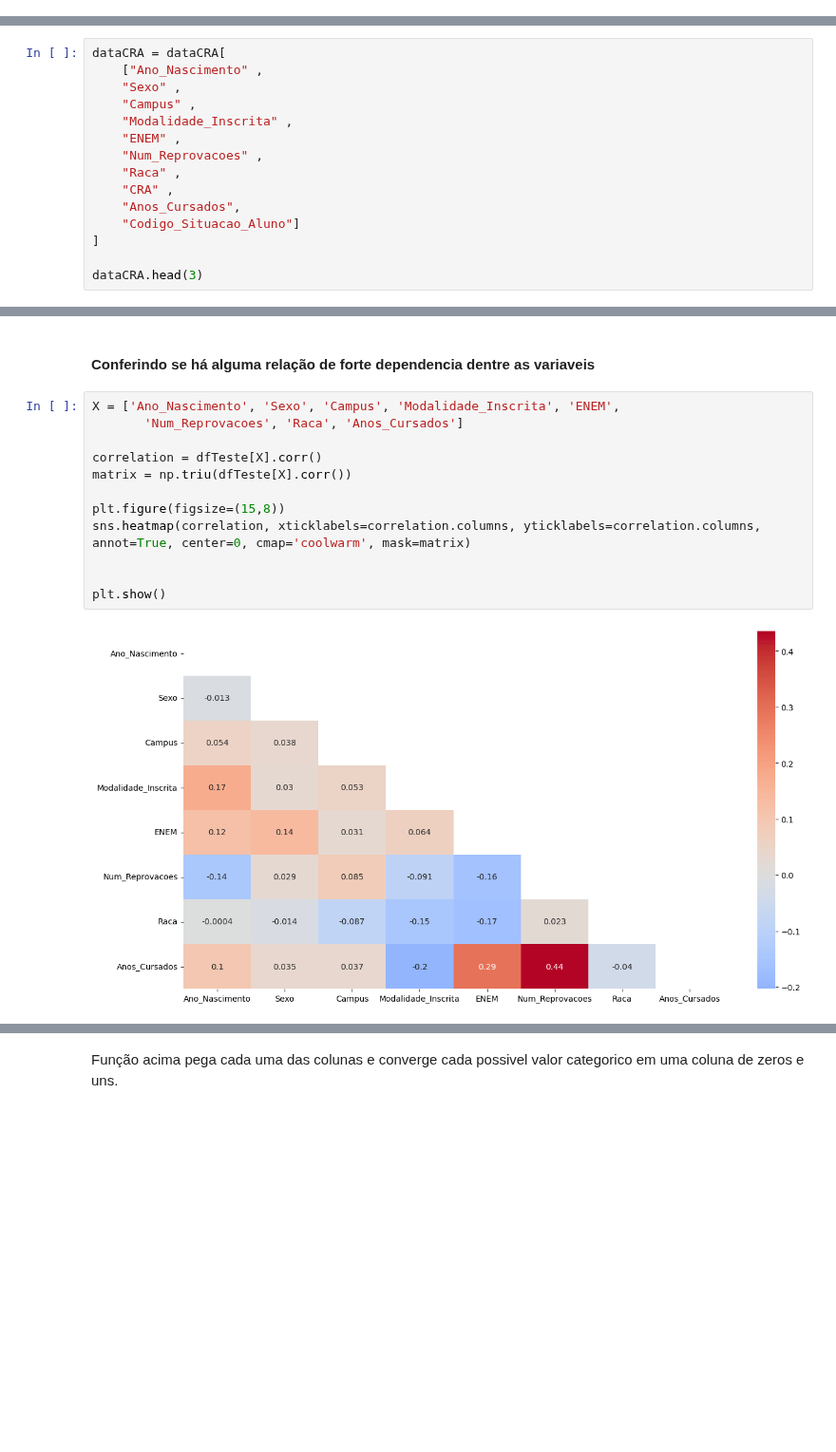
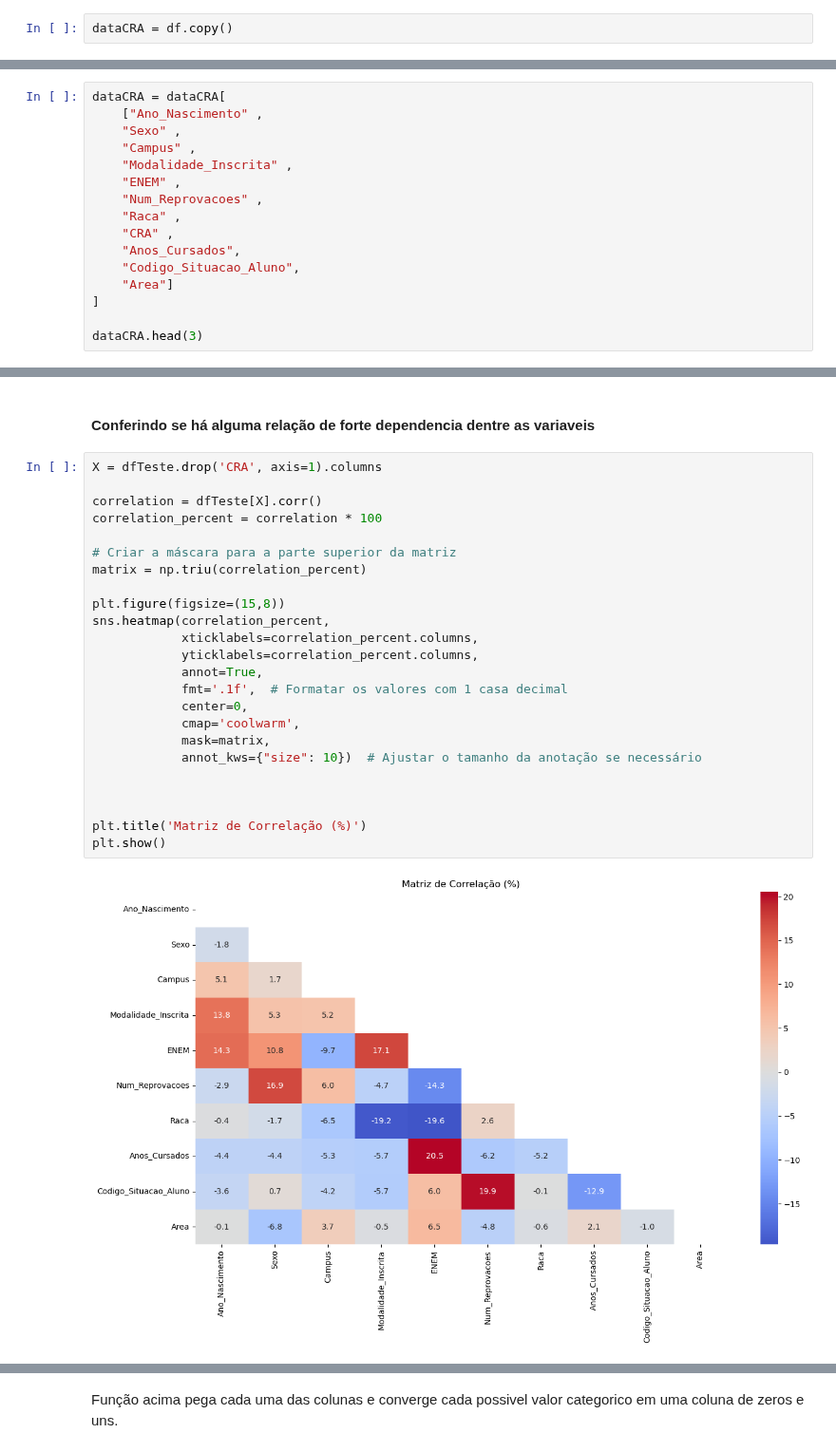
Before and after one commit to Duds04/Projeto_Dados, a Jupyter notebook: src/Regressoes.ipynb, the cells around one changed output, grey strips where cells are left out. Shown at 95% size. Cells and saved outputs as stored; diff of their text form; blank space fills up the shorter version.

```diff
--- a/src/Regressoes.ipynb
+++ b/src/Regressoes.ipynb
@@ -196,3 +123,5 @@ Name: count, dtype: int64
+# %%
+dataCRA = df.copy()
 # %% [markdown]
 ### Criando variavel tempo de permanencia
 Para uma analise mais efetiva iremos criar a coluna `Anos_Cursados` que irá indicar o quantos anos o aluno precisou para se formar.
@@ -253,7 +174,8 @@ dataCRA = dataCRA[
     "Raca" ,
     "CRA" ,
     "Anos_Cursados",
-    "Codigo_Situacao_Aluno"]
+    "Codigo_Situacao_Aluno",
+    "Area"]
 ]
 
 dataCRA.head(3)
@@ -288,16 +204,28 @@ Index(['Ano_Nascimento', 'Sexo', 'Campus', 'Modalidade_Inscrita', 'ENEM',
 # %% [markdown]
 #### Conferindo se há alguma relação de forte dependencia dentre as variaveis
 # %%
-X = ['Ano_Nascimento', 'Sexo', 'Campus', 'Modalidade_Inscrita', 'ENEM',
-       'Num_Reprovacoes', 'Raca', 'Anos_Cursados']
+X = dfTeste.drop('CRA', axis=1).columns
 
 correlation = dfTeste[X].corr()
-matrix = np.triu(dfTeste[X].corr())
+correlation_percent = correlation * 100
+
+# Criar a máscara para a parte superior da matriz
+matrix = np.triu(correlation_percent)
 
 plt.figure(figsize=(15,8))
-sns.heatmap(correlation, xticklabels=correlation.columns, yticklabels=correlation.columns, annot=True, center=0, cmap='coolwarm', mask=matrix)
+sns.heatmap(correlation_percent,
+            xticklabels=correlation_percent.columns,
+            yticklabels=correlation_percent.columns,
+            annot=True,
+            fmt='.1f',  # Formatar os valores com 1 casa decimal
+            center=0,
+            cmap='coolwarm',
+            mask=matrix,
+            annot_kws={"size": 10})  # Ajustar o tamanho da anotação se necessário
 
 
+
+plt.title('Matriz de Correlação (%)')
 plt.show()
 # %% [output]
-[figure, old version]
+[figure, new version]
```
Also changed, not shown: parts of 43 cells of this notebook.
